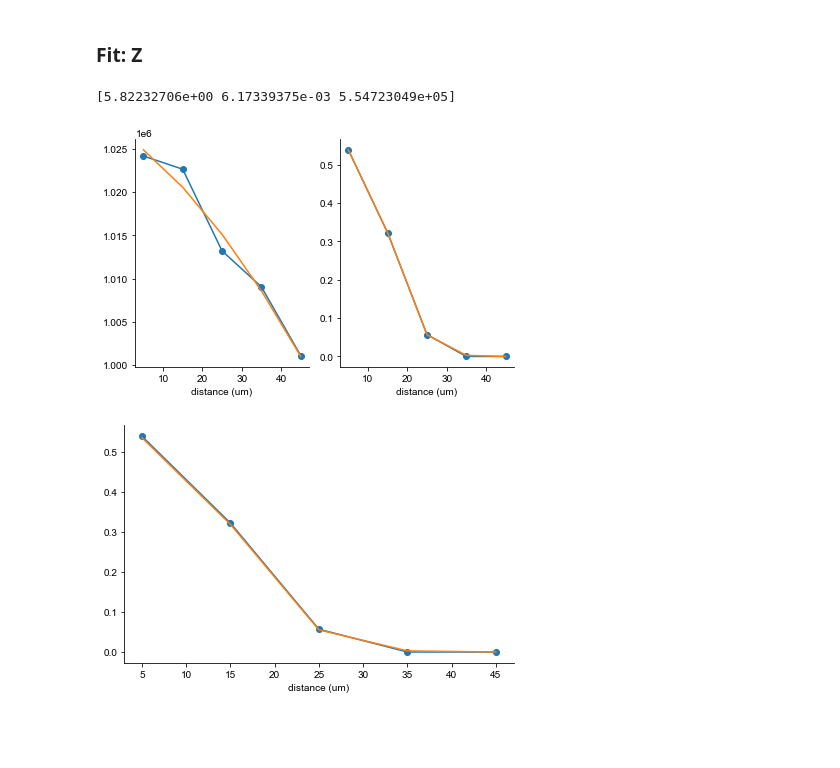
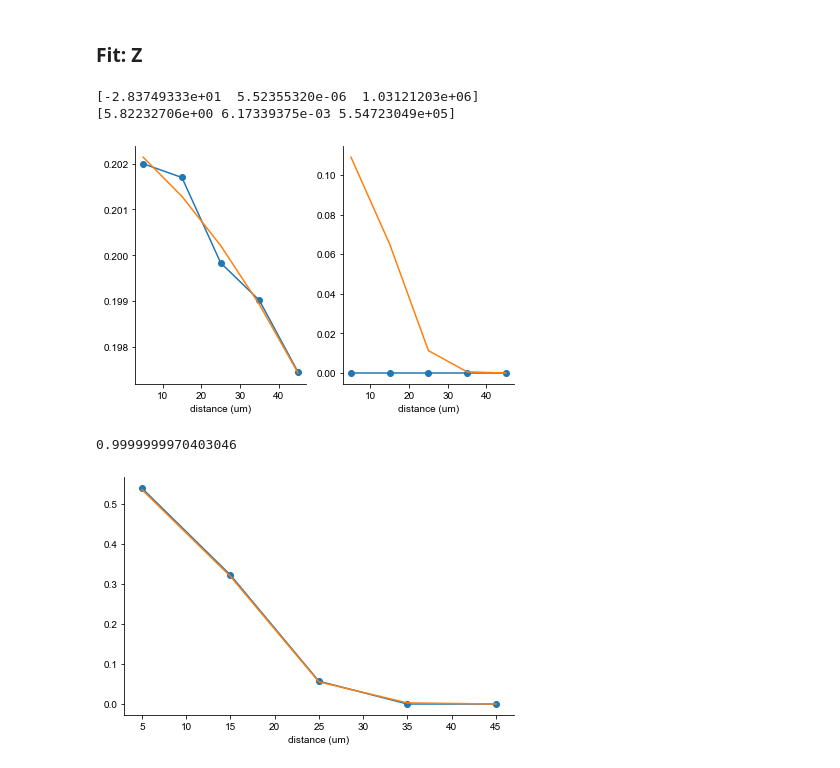
Before and after one commit to CNS-OIST/pycabnn, a Jupyter notebook: notebooks/MLI_fit_conn_func.ipynb, the cells around one changed output. Saved outputs shown, nothing was run; the diff lists cells and outputs as text; code cells hidden in the pictures; blank space fills up the shorter version.

```diff
--- a/notebooks/MLI_fit_conn_func.ipynb
+++ b/notebooks/MLI_fit_conn_func.ipynb
@@ -77,6 +77,8 @@ _ = plt.hist(som_dist['dist_xy'], bins=np.arange(0, 220, 20))
 _ = plt.hist(som_dist['dist_z'], bins=np.arange(0, 120, 10))
 # %% [output]
 [figure]
+# %%
+Npair = som_dist.shape[0]
 # %% [markdown]
 ## Distance vs connectivity data
 # %%
@@ -215,26 +232,32 @@ plot_dist2(
 def f_fit(x, mu, a, N):
     return N * np.exp(-a * (x - mu) * (x - mu))
 
-
 p_pz = curve_fit(f_fit, p_dist_z[:, 0], nz, p0=[30, 0.001, 100000])
 p_z = curve_fit(f_fit, p_dist_z[:,0], nz*p_dist_z[:,1], p0=[10, 0.001, 100000])
+print(p_pz[0])
 print(p_z[0])
 # %% [output]
+[-2.83749333e+01  5.52355320e-06  1.03121203e+06]
 [5.82232706e+00 6.17339375e-03 5.54723049e+05]
 # %%
 _, (ax1, ax2) = plt.subplots(ncols=2)
 
-plot_dist2(p_dist_z[:, 0], nz, f_fit(p_dist_z[:, 0], *p_pz[0]), ax=ax1)
+plot_dist2(p_dist_z[:, 0], nz/Npair, f_fit(p_dist_z[:, 0], *p_pz[0])/Npair, ax=ax1)
 plot_dist2(
     p_dist_z[:, 0],
-    p_dist_z[:, 1],
-    f_fit(p_dist_z[:, 0], *p_z[0]) / f_fit(p_dist_z[:, 0], *p_pz[0]),
+    p_dist_z[:, 1]*0,
+    f_fit(p_dist_z[:, 0], *p_z[0])/Npair,
     ax=ax2,
 )
 plt.tight_layout()
 plt.savefig("MLI_fit_conn_func/ppost_gap_z+prior_fit.png")
 # %% [output]
-[figure, old version]
+[figure, new version]
+# %%
+Pcon = (f_fit(p_dist_z[:, 0], *p_pz[0])).sum()/Npair
+print(Pcon)
+# %% [output]
+0.9999999970403046
 # %%
 plot_dist2(
     p_dist_z[:, 0],
```
Also changed, not shown: parts of 11 cells of this notebook, 2 other files.
